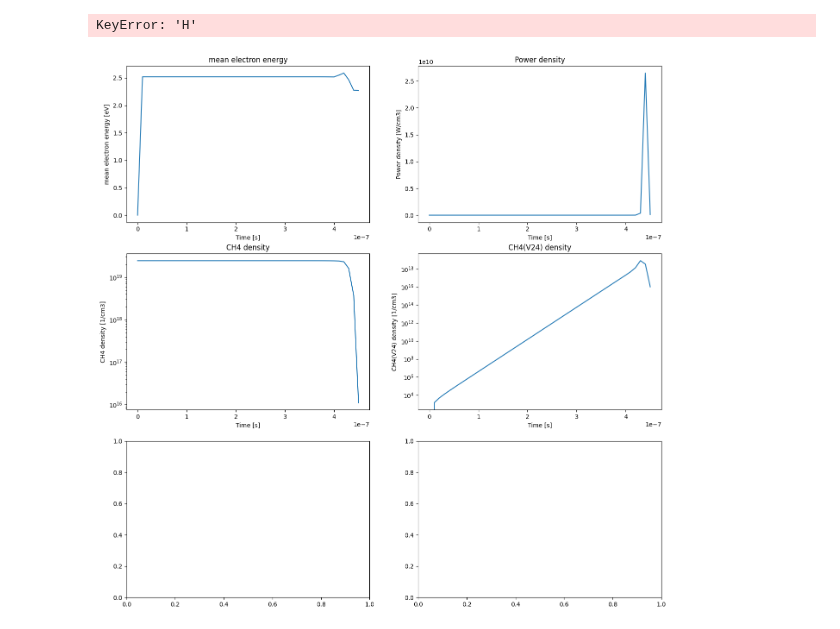
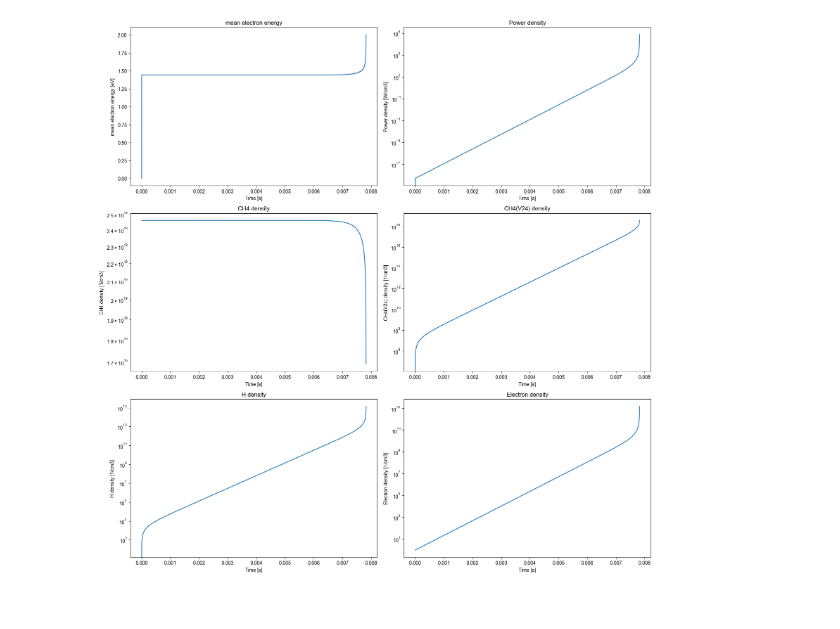
Before and after one commit to 100sjun/repos_python, a Jupyter notebook: Project/DBD_Plasma/ZDPlaskin/CH4_DBD_Plasma/ZDPlaskin/data_plot.ipynb, the cells around one changed output. Cells and saved outputs as stored; diff of their text form; code cells hidden in the pictures.

```diff
--- a/Project/DBD_Plasma/ZDPlaskin/CH4_DBD_Plasma/ZDPlaskin/data_plot.ipynb
+++ b/Project/DBD_Plasma/ZDPlaskin/CH4_DBD_Plasma/ZDPlaskin/data_plot.ipynb
@@ -6,3 +7,8 @@ import scipy.constants as const
+# %%
+font_path = "C:/Windows/Fonts/Arial.ttf"
+font_prop = font_manager.FontProperties(fname=font_path)
+plt.rcParams['font.family'] = 'Arial'
+plt.rcParams['axes.unicode_minus'] = False  # 유니코드 마이너스 기호 문제 해결
 # %%
 # Read raw data
 conditions = []
@@ -15,10 +21,15 @@ with open('qt_conditions_list.txt','r') as file:
 
 species = []
 with open('qt_species_list.txt','r') as file:
+    i = 0
     for line in file:
         line = line.strip()
-        line = line[2:]
+        if i < 9:
+            line = line[2:]
+        else:
+            line = line[3:]
         species.append(line)
+        i += 1
     file.close()
 
 reactions = []
@@ -45,39 +72,39 @@ axs[0,0].set_ylabel('mean electron energy [eV]')
 axs[0,0].set_title('mean electron energy')
 
 axs[0,1].plot(df_sp['Time [s]'],df_cd['Power density [W/cm3]'])
+axs[0,1].set_yscale('log')
 axs[0,1].set_xlabel('Time [s]')
 axs[0,1].set_ylabel('Power density [W/cm3]')
 axs[0,1].set_title('Power density')
 
 axs[1,0].plot(df_sp['Time [s]'],df_sp['CH4'])
 axs[1,0].set_yscale('log')
 axs[1,0].set_xlabel('Time [s]')
 axs[1,0].set_ylabel('CH4 density [1/cm3]')
 axs[1,0].set_title('CH4 density')
 
 axs[1,1].plot(df_sp['Time [s]'],df_sp['CH4(V24)'])
 axs[1,1].set_yscale('log')
 axs[1,1].set_xlabel('Time [s]')
 axs[1,1].set_ylabel('CH4(V24) density [1/cm3]')
 axs[1,1].set_title('CH4(V24) density')
 
 axs[2,0].plot(df_sp['Time [s]'],df_sp['H'])
 axs[2,0].set_yscale('log')
 axs[2,0].set_xlabel('Time [s]')
 axs[2,0].set_ylabel('H density [1/cm3]')
 axs[2,0].set_title('H density')
 
 axs[2,1].plot(df_sp['Time [s]'],df_sp['E'])
 axs[2,1].set_yscale('log')
 axs[2,1].set_xlabel('Time [s]')
 axs[2,1].set_ylabel('Electron density [1/cm3]')
 axs[2,1].set_title('Electron density')
 
 plt.tight_layout()
 plt.show()
 # %% [output]
-KeyError: 'H'
-[figure, old version]
+[figure, new version]
 # %%
 reactions
 # %% [output]
```
Also changed, not shown: parts of 3 cells of this notebook, 19 other files.
